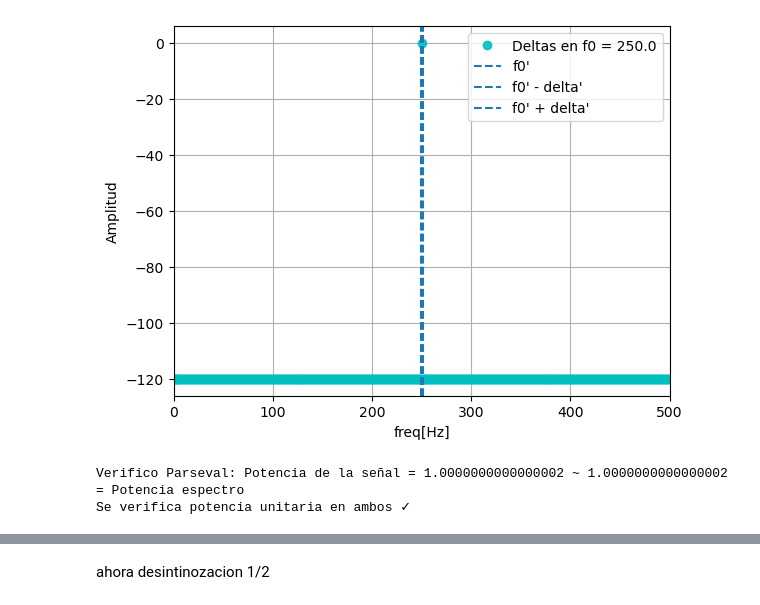
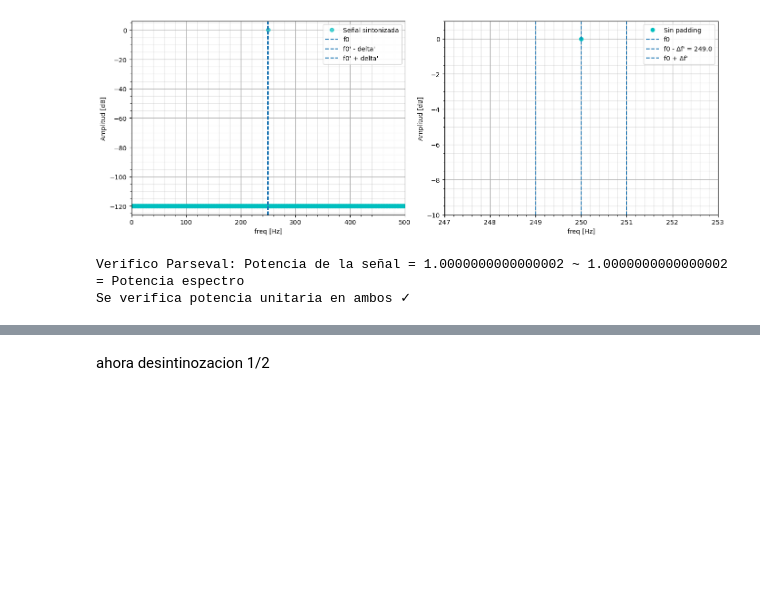
Before and after one commit to patriciagtodd/Patricia_Gonzalez_Todd_APS, a Jupyter notebook: Patricia_Gonzalez_Todd_TS3.ipynb, the cells around one changed output, grey strips where cells are left out. Cells and saved outputs as stored; diff of their text form; code cells hidden in the pictures; blank space fills up the shorter version.

```diff
--- a/Patricia_Gonzalez_Todd_TS3.ipynb
+++ b/Patricia_Gonzalez_Todd_TS3.ipynb
@@ -8,22 +41,4 @@
 # %%
-
-import numpy as np
-import matplotlib.pyplot as plt
-
-def mi_funcion_sen(vmax, dc, ff, ph, nn, fs):
-    ts = 1/fs
-    tt = np.arange(0, nn) * ts
-    xx = dc + vmax * np.sin(2 * np.pi * ff * tt + ph)
-    return tt, xx
-
-# Parámetros
-A = np.sqrt(2) #varianza normalizada
-dc = 0
-fs = 1000
-fase = 0
-muestras = 1000
-deltaf = fs/muestras #delta f que es RESOLUCION ESPECTRAL
-k0 = [(muestras/4),(muestras/4) + 1/4, (muestras/4) + 1/2]
 f0 = k0[0]*deltaf
 
 tt, S = mi_funcion_sen(A, dc, f0, fase, muestras, fs)
@@ -32,45 +47,82 @@ tt, S = mi_funcion_sen(A, dc, f0, fase, muestras, fs)
 e_S = np.fft.fft(S)/(muestras)  # escalo para que me de donde yo quiero
 mod_e_S = (np.abs(e_S)**2)*2 #me queda el espectro de un solo lado porque antes se distribuia 1/2 a cada lado
 
 # paso a db
 mod_e_S_db = 10*np.log10(mod_e_S + 1e-12) #db
 
 ffreq = np.arange(0, muestras)*deltaf
 
-# Gráfico SOLO DEL DELTA
-#plt.figure(figsize=(10, 10))
-plt.plot(ffreq, mod_e_S_db,'co', label= f"Deltas en f0 = {f0}", alpha = 0.9)
+# ===== figuras =====
+fig, ax = plt.subplots(1, 2, figsize=(14, 5))
 
-# línea vertical en x = 3
-plt.axvline(x=(f0), linestyle = '--',label = "f0'")
-plt.axvline(x=(f0 - deltaf), linestyle = '--',label = "f0' - delta'")
-plt.axvline(x=(f0 + deltaf), linestyle = '--',label = "f0' + delta'")
-plt.xlim(0, fs/2)
-plt.legend()
-plt.xlabel("freq[Hz]")
-plt.ylabel("Amplitud")
-plt.grid(0.01)
+# ================= gráfico completo =================
+
+ax[0].plot(ffreq, mod_e_S_db,'co', label='Señal sintonizada', alpha=0.7)
+
+
+ax[0].axvline(x=f0, linestyle='--', label='f0')
+ax[0].axvline(x=(f0 - deltaf), linestyle = '--',label = "f0' - delta'")
+ax[0].axvline(x=(f0 + deltaf), linestyle = '--',label = "f0' + delta'")
+
+ax[0].set_xlim(0, fs/2)
+
+ax[0].set_xlabel("freq [Hz]")
+ax[0].set_ylabel("Amplitud [dB]")
+
+ax[0].minorticks_on()
+
+ax[0].grid(True, which='major')
+ax[0].grid(True, which='minor', alpha=0.3)
+
+ax[0].legend()
+
+
+# ================= zoom =================
+
+ax[1].plot(ffreq, mod_e_S_db, 'co', label='Sin padding', alpha=1)
+
+
+ax[1].axvline(x=f0, linestyle='--', label='f0')
+ax[1].axvline(x=f0 - deltaf, linestyle='--', label= f"f0 - Δf' = {f0 - deltaf}")
+ax[1].axvline(x=f0 + deltaf, linestyle='--', label="f0 + Δf'")
+
+ax[1].set_xlim(f0 - 3*deltaf, f0 + 3*deltaf)
+ax[1].set_ylim(-10, 1)
+
+
+ax[1].set_xlabel("freq [Hz]")
+ax[1].set_ylabel("Amplitud [dB]")
+
+ax[1].minorticks_on()
+
+ax[1].grid(True, which='major')
+ax[1].grid(True, which='minor', alpha=0.3)
+
+ax[1].legend()
+
+
+plt.tight_layout()
 plt.show()
 
 #verifico parseval SOLO LA MITAD
 potencia_freq = np.sum(mod_e_S[1:muestras//2])
 '''
 Debido a que la señal es real, su espectro posee simetría conjugada y
  la potencia se distribuye entre frecuencias positivas y negativas.
 Por ello, al considerar únicamente el semiespectro positivo, es necesario
 duplicar la potencia para recuperar la potencia total de la señal.
 '''
 
 muestras_periodo = int(fs/f0)
 e_sen = np.abs(S)**2
 energia_periodo = np.sum(e_sen[:muestras_periodo])
 
 #La potencia promedio es:
 potencia_sen = energia_periodo / muestras_periodo
 
 print(f"Verifico Parseval: Potencia de la señal = {potencia_freq} ~ {potencia_sen} = Potencia espectro")
 print("Se verifica potencia unitaria en ambos ✓ ")
 # %% [output]
-[figure, old version]
+[figure, new version]
 Verifico Parseval: Potencia de la señal = 1.0000000000000002 ~ 1.0000000000000002 = Potencia espectro
 Se verifica potencia unitaria en ambos ✓
```
Also changed, not shown: parts of 18 cells of this notebook.
